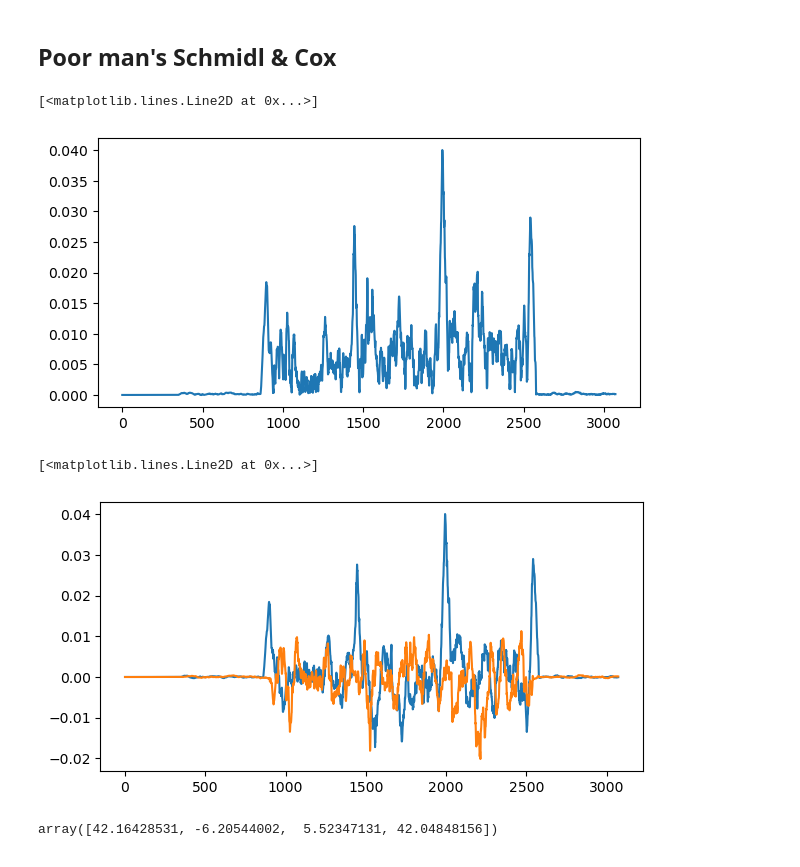
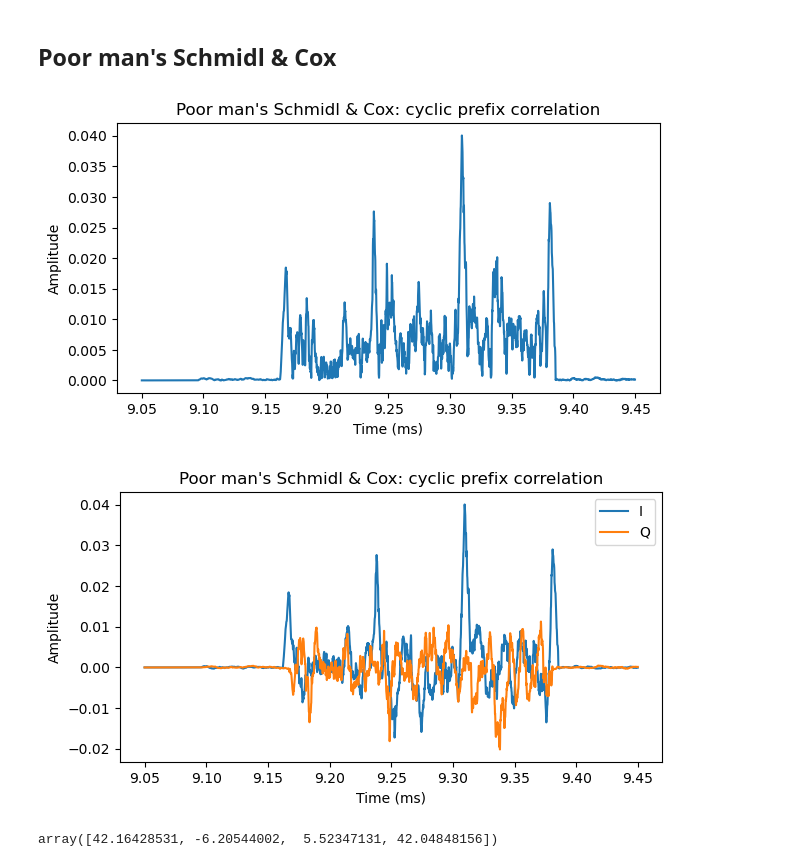
Before and after one commit to daniestevez/jupyter_notebooks, a Jupyter notebook: 5G/5G NR downlink.ipynb, the cells around one changed output. Saved outputs shown, nothing was run; the diff lists cells and outputs as text; code cells hidden in the pictures.

```diff
--- a/5G/5G NR downlink.ipynb
+++ b/5G/5G NR downlink.ipynb
@@ -7,17 +7,27 @@ plt.rcParams['figure.figsize'] = (7, 3.5)
 plt.rcParams['figure.facecolor'] = 'w'
 # %%
 x = np.fromfile('catkira/1876954_7680KSPS_srsRAN_Project_gnb_short.sigmf-data', 'int32')
-cfo = 18.88  # Hz
-phi0 = -2.4 # radians
-sfo = -3e-6
-x = (x[::2] + 1j * x[1::2]) / 2**31 * 24.7
+fs = 7_680_000
 # This should be the nominal RF frequency of the subcarrier that we use as DC for demodulation
+# (used for NR phase compensation)
 f_dc = 1_876_950_000
-fs = 7_680_000
-x *= np.exp(-1j*(2*np.pi*cfo/fs*np.arange(x.size) + phi0))
+
+# these are in units of samples and depend on fs
 Tu = 512
 Ncp = 144 // 4
 Ncpl = (144 + 16) // 4
+
+# phase correction to apply to symbols 0, 1, 2, 3, 4, 5, 6 in a 0.5 ms interval
+phase_corr = np.exp(1j*2*np.pi*((f_dc * (np.arange(7) * (Tu + Ncp)) / fs) % 1))
+
+cfo = 18.88  # Hz
+phi0 = -2.97  # radians
+sfo = -3.2e-6  # parts per one
+sto_fine = 12.4e-9  # seconds
+# Amplitude adjustment to get symbols of unity amplitude
+x = (x[::2] + 1j * x[1::2]) / 2**31 * 24.7
+# correct for CFO and phase offset
+x *= np.exp(-1j*(2*np.pi*cfo/fs*np.arange(x.size) + phi0))
 # %%
 # Pseudo-random sequence
 def c_seq(init, length):
@@ -37,20 +70,26 @@ def c_seq(init, length):
 # %%
 cp_corr = np.zeros(round(fs * 0.4e-3), 'complex')
 corr_start = round(9.05e-3 * fs)
 for j in range(cp_corr.size):
     y = x[corr_start + j:][:Ncp+Tu]
     cp_corr[j] = np.sum(y[:Ncp] * np.conjugate(y[-Ncp:]))
 
-plt.plot(np.abs(cp_corr))
+t_corr = 1e3 * (np.arange(cp_corr.size) + corr_start) / fs
+plt.plot(t_corr, np.abs(cp_corr))
+plt.xlabel('Time (ms)')
+plt.ylabel('Amplitude')
+plt.title("Poor man's Schmidl & Cox: cyclic prefix correlation");
 # %% [output]
-[<matplotlib.lines.Line2D at 0x...>]
-[figure, old version]
+[figure, new version]
 # %%
-plt.plot(np.real(cp_corr))
-plt.plot(np.imag(cp_corr))
+plt.plot(t_corr, np.real(cp_corr))
+plt.plot(t_corr, np.imag(cp_corr))
+plt.legend(['I', 'Q'])
+plt.xlabel('Time (ms)')
+plt.ylabel('Amplitude')
+plt.title("Poor man's Schmidl & Cox: cyclic prefix correlation");
 # %% [output]
-[<matplotlib.lines.Line2D at 0x...>]
-[figure, old version]
+[figure, new version]
 # %%
 m0 = np.argmax(np.abs(cp_corr[:1000]))
 m1 = np.argmax(np.abs(cp_corr[1000:1500])) + 1000
```
Also changed, not shown: parts of 27 cells of this notebook, 2 other files.
